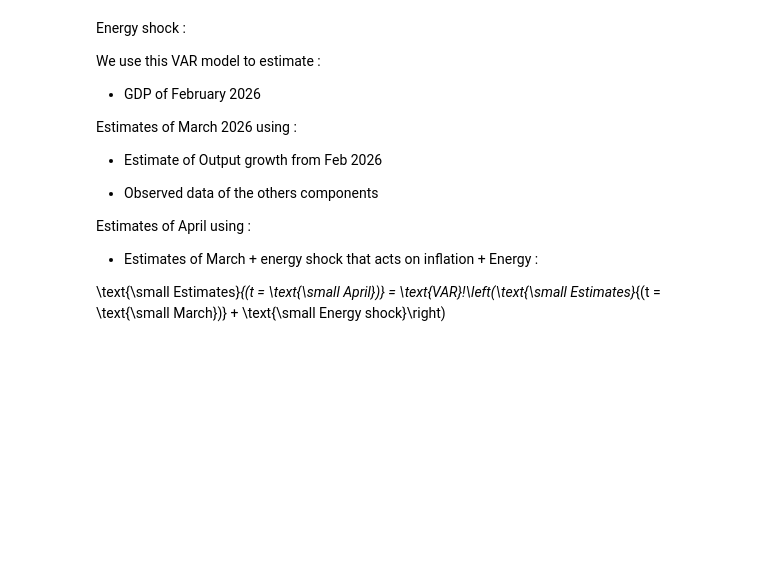
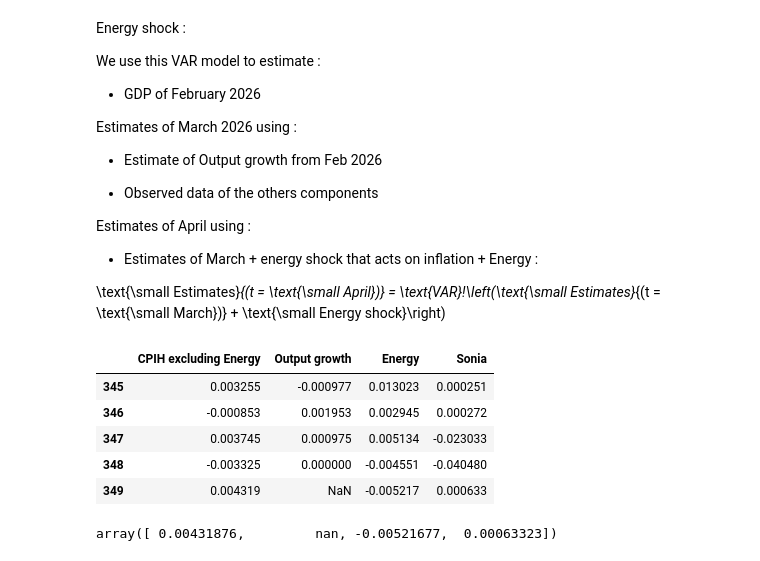
Before and after one commit to Vianney-Garnoix/CITADEL-FI-CHALLENGE, a Jupyter notebook: VAR.ipynb, the cells around one changed output. Cells and saved outputs as stored; diff of their text form; code cells hidden in the pictures; blank space fills up the shorter version.

```diff
--- a/VAR.ipynb
+++ b/VAR.ipynb
@@ -497,3 +497,27 @@ Estimates of April using :
 - Estimates of March + energy shock that acts on inflation + Energy :
 
 \text{\small Estimates}_{(t = \text{\small April})} = \text{VAR}\!\left(\text{\small Estimates}_{(t = \text{\small March})} + \text{\small Energy shock}\right)
+# %%
+####### data for february :
+chosen_lag = 4
+variables = ["CPIH excluding Energy", "Output growth", "Energy", "Sonia",]
+
+feb = np.log(pd.read_csv(r"Book1.csv")[variables]).diff().iloc[-5:]
+feb
+# %% [output]
+|  | CPIH excluding Energy | Output growth | Energy | Sonia |
+| 345 | 0.003255 | -0.000977 | 0.013023 | 0.000251 |
+| 346 | -0.000853 | 0.001953 | 0.002945 | 0.000272 |
+| 347 | 0.003745 | 0.000975 | 0.005134 | -0.023033 |
+| 348 | -0.003325 | 0.000000 | -0.004551 | -0.040480 |
+| 349 | 0.004319 | NaN | -0.005217 | 0.000633 |
+# %%
+# Variance of the 1-step-ahead forecast of february
+feb_point = fitted.forecast(df_diff.values[chosen_lag:], 1)        # (1, n_vars)
+feb_var   = fitted.forecast_cov(steps=1)[0]
+
+feb_point
+# feb_var/
+feb.iloc[-1].values
+# %% [output]
+array([ 0.00431876,         nan, -0.00521677,  0.00063323])
```
Also changed, not shown: parts of 7 cells of this notebook.
